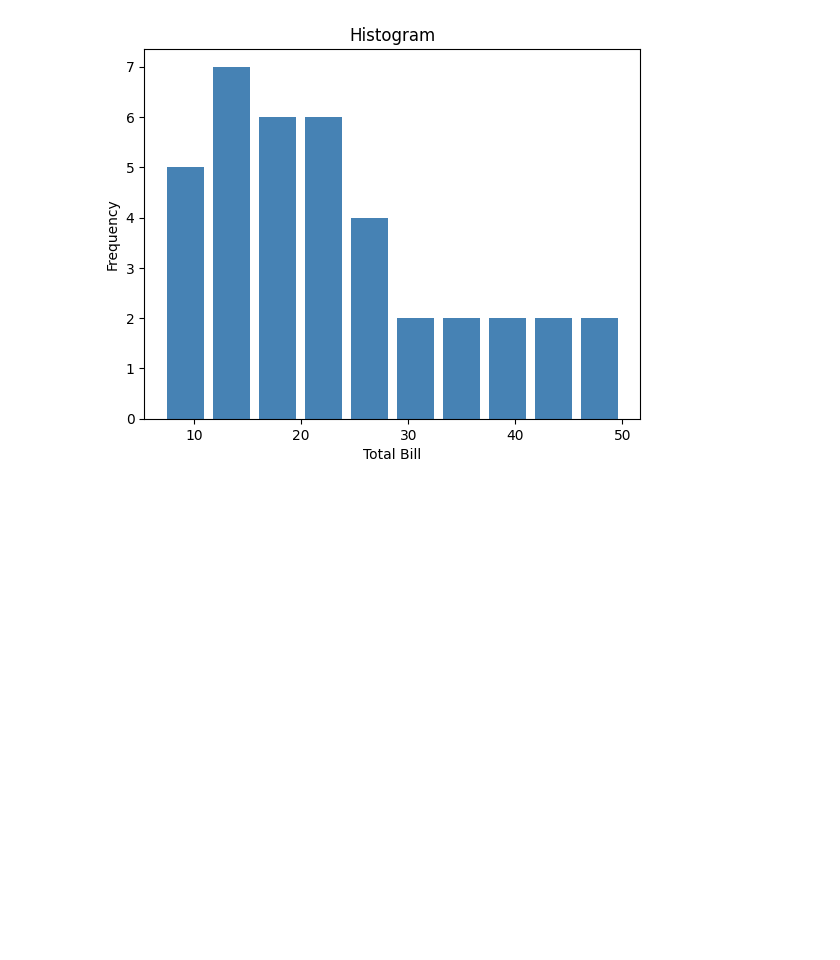
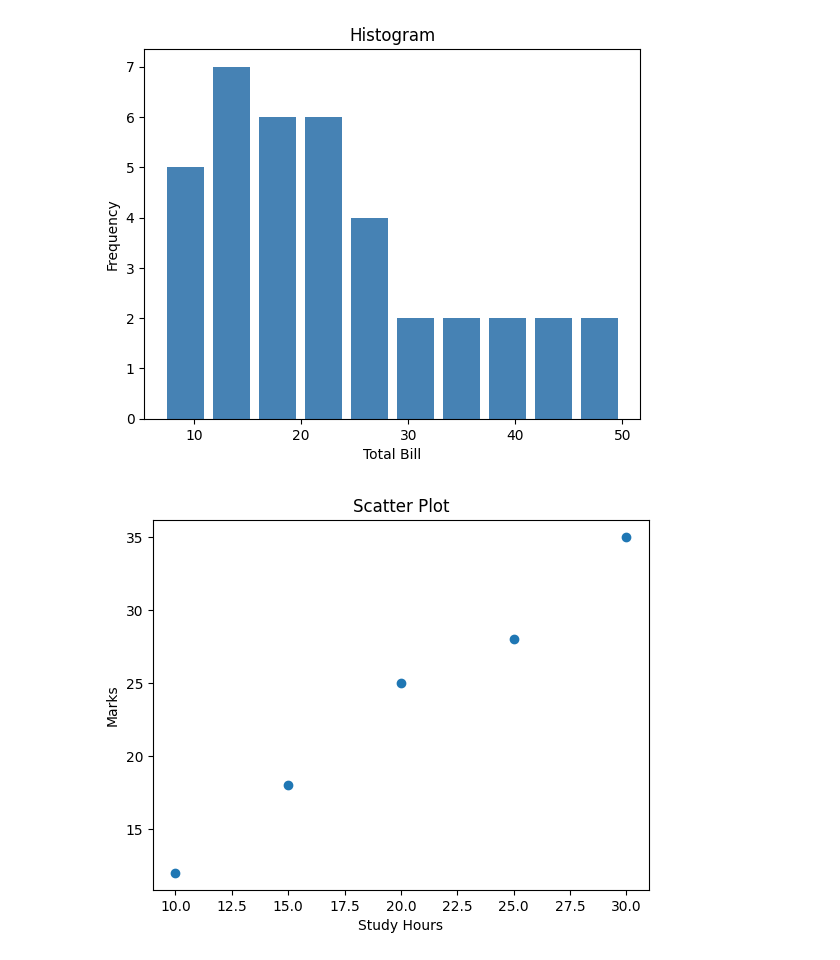
Before and after one commit to Karan74x/DataScience-Lab, a Jupyter notebook: Matplotlib/VisualizationsBasics.ipynb, the cells around one changed output. Cells and saved outputs as stored; diff of their text form; code cells hidden in the pictures; blank space fills up the shorter version.

Commit message:
Add: Scatter plot Example

```diff
--- a/Matplotlib/VisualizationsBasics.ipynb
+++ b/Matplotlib/VisualizationsBasics.ipynb
@@ -28,3 +28,14 @@ plt.plot()
 # %% [output]
 []
 [figure]
+# %%
+x = [10, 15, 20, 25, 30]
+y = [12, 18, 25, 28, 35]
+
+plt.scatter(x, y) #Scatter Plots
+plt.title("Scatter Plot")
+plt.xlabel("Study Hours")
+plt.ylabel("Marks")
+plt.show()
+# %% [output]
+[figure, added]
```
